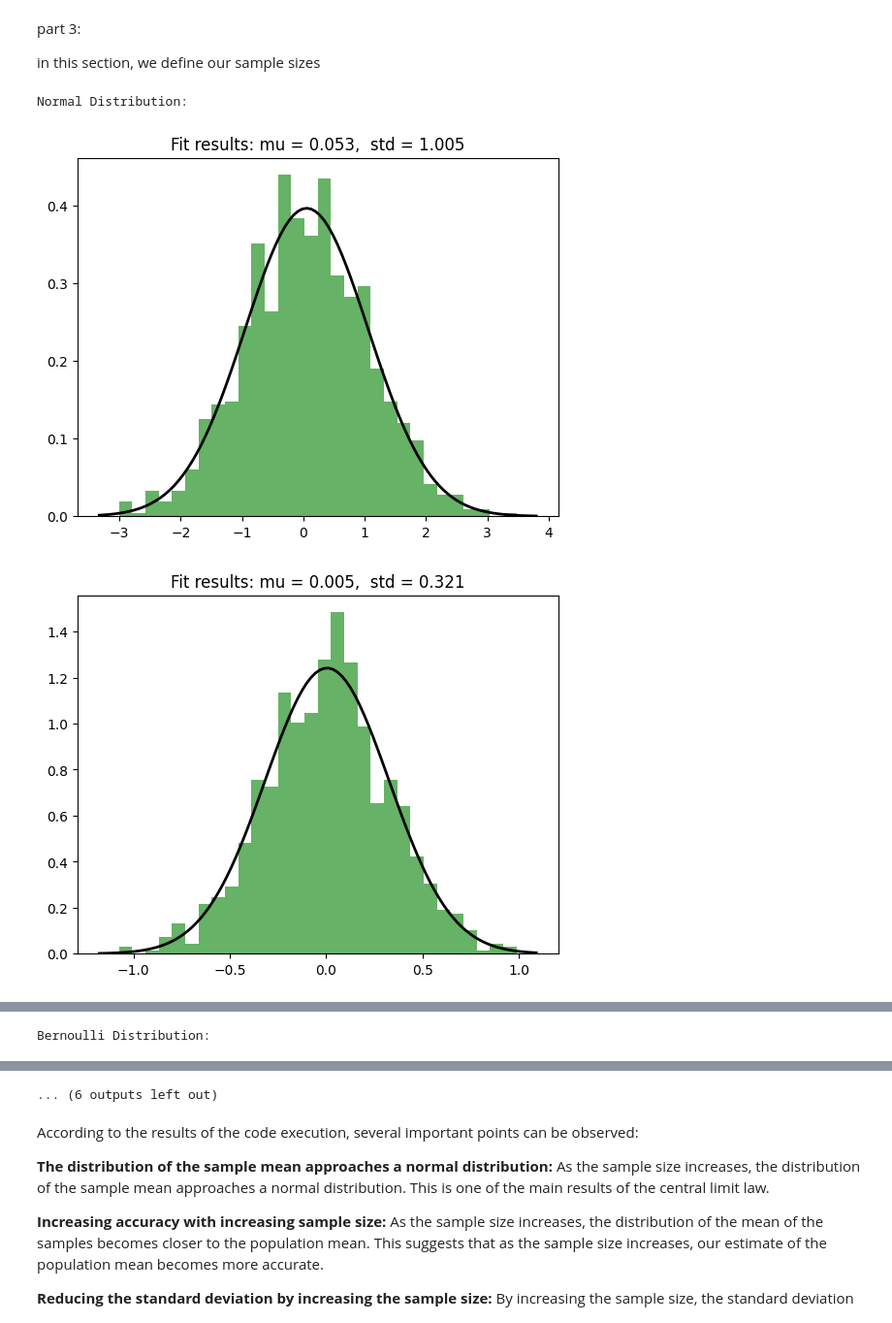
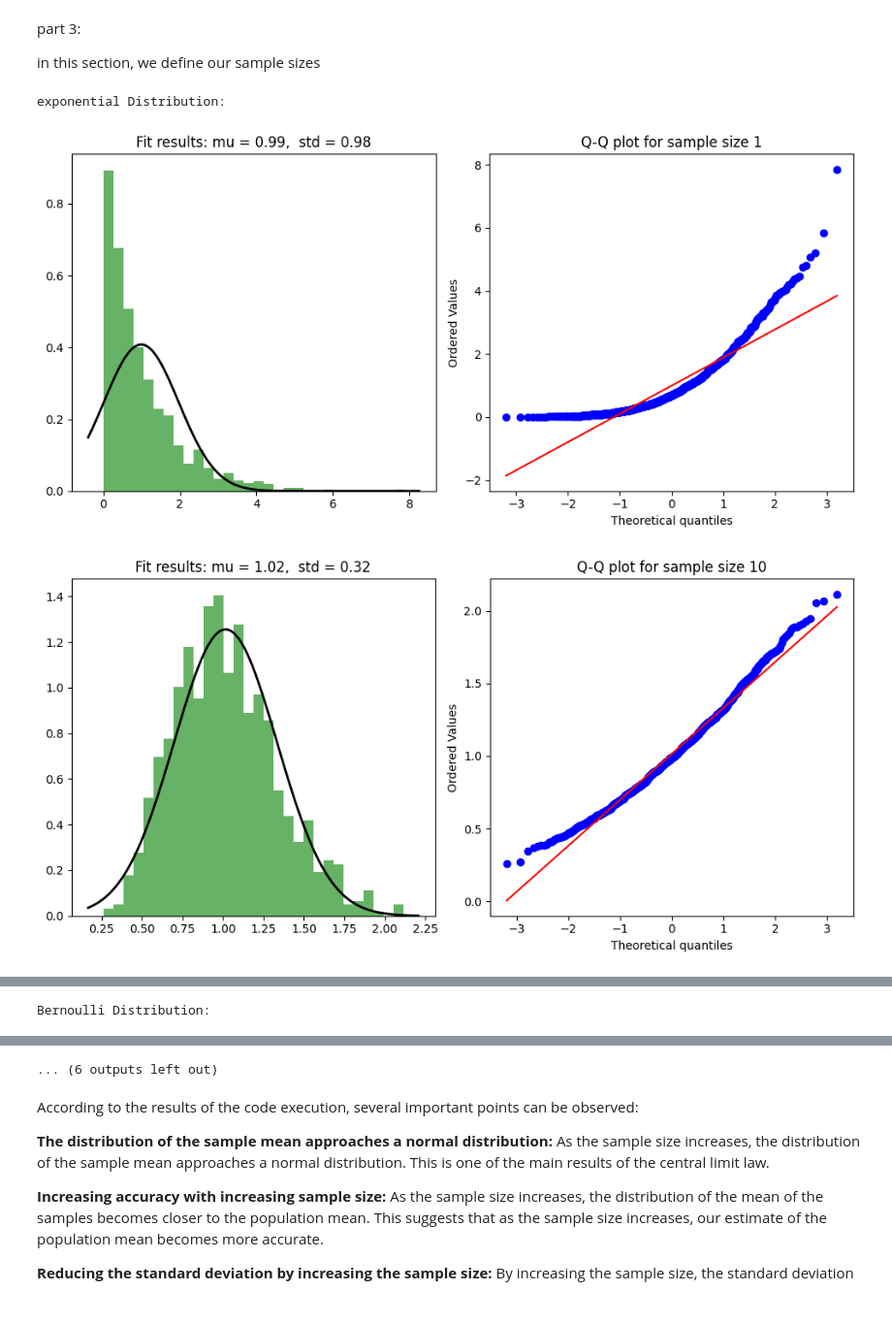
Before and after one commit to mvajhi/Introduction-to-Data-Science, a Jupyter notebook: ca1/CLT.ipynb, the cells around one changed output, grey strips where cells are left out. Shown at 97% size. Cells and saved outputs as stored; diff of their text form; code cells hidden in the pictures.

```diff
--- a/ca1/CLT.ipynb
+++ b/ca1/CLT.ipynb
@@ -20,13 +22,13 @@ from scipy.stats import norm, bernoulli, uniform
 in this section, we create our distributions. here we used normal, Bernoulli and uniform distributions and determined the parameters.
 # %%
 
-normal_params = {"loc": 0, "scale": 1}
+exponential_params = {"scale": 1}
 bernoulli_params = {"p": 0.5}
 uniform_params = {"loc": 0, "scale": 1}
 
 
 distributions = {
-    "Normal": norm(**normal_params),
+    "exponential": expon(**exponential_params),
     "Bernoulli": bernoulli(**bernoulli_params),
     "Uniform": uniform(**uniform_params)
 }
@@ -44,33 +46,42 @@ num_samples = 1000
 # %%
 
 
 # For each distribution
 for dist_name, dist in distributions.items():
     print(f"\n{dist_name} Distribution:")
 
     # For each sample size
     for sample_size in sample_sizes:
         sample_means = []
 
         # Generate the samples and calculate their means
         for _ in range(num_samples):
             sample = dist.rvs(size=sample_size)
             sample_means.append(np.mean(sample))
 
-        # Plot the histogram of the sample means
-        plt.hist(sample_means, bins=30, density=True, alpha=0.6, color='g')
+         # Create a figure with two subplots
+        fig, axs = plt.subplots(1, 2, figsize=(10, 5))
+
+        # Plot the histogram of the sample means in the first subplot
+        axs[0].hist(sample_means, bins=30, density=True, alpha=0.6, color='g')
 
         # Overlay the expected normal distribution
         mu, std = norm.fit(sample_means)
-        xmin, xmax = plt.xlim()
+        xmin, xmax = axs[0].get_xlim()
         x = np.linspace(xmin, xmax, 100)
         p = norm.pdf(x, mu, std)
-        plt.plot(x, p, 'k', linewidth=2)
-        title = f"Fit results: mu = {mu:.3f},  std = {std:.3f}"
-        plt.title(title)
+        axs[0].plot(x, p, 'k', linewidth=2)
+        title = f"Fit results: mu = {mu:.2f},  std = {std:.2f}"
+        axs[0].set_title(title)
 
+        # Plot the Q-Q plot for the sample means in the second subplot
+        probplot(sample_means, dist="norm", plot=axs[1])
+        axs[1].set_title(f"Q-Q plot for sample size {sample_size}")
+
+        # Show the figure
+        plt.tight_layout()
         plt.show()
 # %% [output]
-Normal Distribution:
+exponential Distribution:
-[figure, old version]
+[figure, new version]
-[figure, old version]
+[figure, new version]
```
Also changed, not shown: parts of 3 cells of this notebook.
